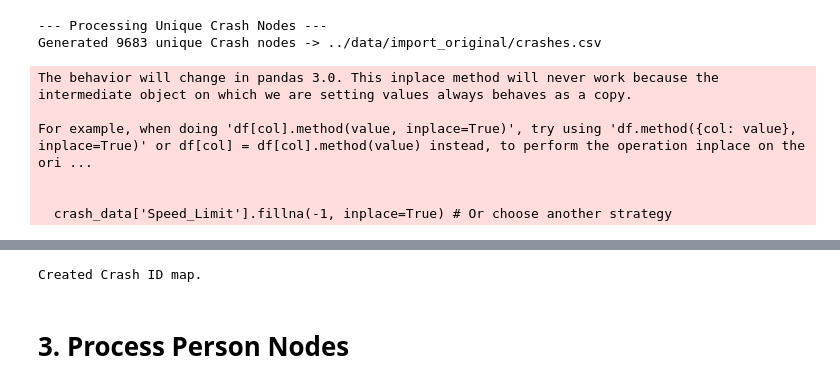
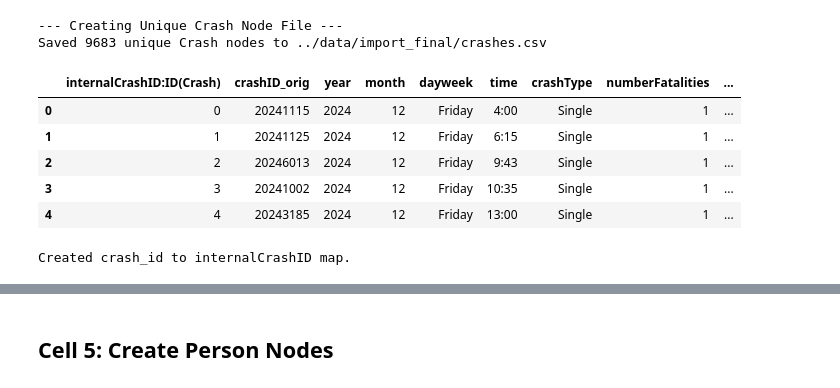
Before and after one commit to cloud9ight/neo4j-road-fatality-analysis, a Jupyter notebook: scripts/ETL_Process.ipynb, the cells around one changed output, grey strips where cells are left out. Drawn from its saved outputs; the diff is of its cells as text; code cells hidden in the pictures.

```diff
--- a/scripts/ETL_Process.ipynb
+++ b/scripts/ETL_Process.ipynb
@@ -139,45 +149,59 @@ Generated 582 LGA nodes -> ../data/import_original/lgas.csv
 # %%
-print("\n--- Processing Unique Crash Nodes ---")
+print("--- Creating Unique Crash Node File ---")
 
-# Deduplicate based on Crash ID
-crash_data = df.drop_duplicates(subset=['Crash_ID'], keep='first').reset_index(drop=True).copy()
+# --- Deduplicate based on 'crash_id' ---
+crash_data = df.drop_duplicates(subset=['crash_id'], keep='first').reset_index(drop=True).copy()
 
-# Generate internal ID
+# --- Generate Neo4j Internal ID ---
 crash_data['internalCrashID:ID(Crash)'] = crash_data.index
 
-# Handle Speed Limit conversion (Example: fill missing with -1, adjust as needed)
-crash_data['Speed_Limit'] = pd.to_numeric(crash_data['Speed_Limit'], errors='coerce')
-crash_data['Speed_Limit'].fillna(-1, inplace=True) # Or choose another strategy
-crash_data['Speed_Limit'] = crash_data['Speed_Limit'].astype(int) # Convert after filling NaN
+# --- Handle Data Types and Missing Values ---
+for col in ['bus_involvement', 'heavy_rigid_truck_involvement', 'articulated_truck_involvement', 'christmas_period', 'easter_period']:
+    if col in crash_data.columns:
+        crash_data[col] = crash_data[col].str.lower().fillna('unknown')
 
-# Define columns and rename
-crash_columns_map = {
+crash_data['year'] = pd.to_numeric(crash_data['year'], errors='coerce').fillna(0).astype(int)
+crash_data['month'] = pd.to_numeric(crash_data['month'], errors='coerce').fillna(0).astype(int)
+crash_data['number_fatalities'] = pd.to_numeric(crash_data['number_fatalities'], errors='coerce').fillna(0).astype(int)
+crash_data['speed_limit'] = pd.to_numeric(crash_data['speed_limit'], errors='coerce')
+crash_data['speed_limit'] = crash_data['speed_limit'].astype('Int64')
+
+# --- Select and Rename Columns for Neo4j ---
+crash_node_cols = {
     'internalCrashID:ID(Crash)': 'internalCrashID:ID(Crash)',
-    'Crash_ID': 'crashID', 'Year': 'year', 'Month': 'month', 'Dayweek': 'dayweek', 'Time': 'time',
-    'Crash_Type': 'crashType', 'Number_Fatalities': 'numberFatalities', 'Bus_Involvement': 'busInvolvement',
-    'Heavy_Rigid_Truck_Involvement': 'heavyRigidTruckInvolvement', 'Articulated_Truck_Involvement': 'articulatedTruckInvolvement',
-    'Speed_Limit': 'speedLimit', 'National_Road_Type': 'nationalRoadType', 'Christmas_Period': 'christmasPeriod',
-    'Easter_Period': 'easterPeriod', 'National_Remoteness_Areas': 'nationalRemotenessAreas',
-    'Day_of_week': 'dayOfWeekType', 'Time_of_day': 'timeOfDay'
+    'crash_id': 'crashID_orig',
+    'year': 'year', 'month': 'month', 'dayweek': 'dayweek', 'time': 'time',
+    'crash_type': 'crashType', 'number_fatalities': 'numberFatalities', 'bus_involvement': 'busInvolvement',
+    'heavy_rigid_truck_involvement': 'heavyRigidTruckInvolvement', 'articulated_truck_involvement': 'articulatedTruckInvolvement',
+    'speed_limit': 'speedLimit', 'national_road_type': 'nationalRoadType', 'christmas_period': 'christmasPeriod',
+    'easter_period': 'easterPeriod', 'national_remoteness_areas': 'nationalRemotenessAreas',
+    'day_of_week': 'dayOfWeekType', 'time_of_day': 'timeOfDay'
 }
-crash_nodes = crash_data[list(crash_columns_map.keys())].rename(columns=crash_columns_map)
+crash_nodes = crash_data[list(crash_node_cols.keys())].copy()
+crash_nodes.rename(columns=crash_node_cols, inplace=True)
 crash_nodes[':LABEL'] = 'Crash'
 
-# Save
-crashes_path = os.path.join(OUTPUT_DIR_ORIGINAL, 'crashes.csv')
+# --- Save Crash Nodes ---
+crashes_path = os.path.join(OUTPUT_DIR, 'crashes.csv')
 crash_nodes.to_csv(crashes_path, index=False, encoding='utf-8')
-print(f"Generated {len(crash_nodes)} unique Crash nodes -> {crashes_path}")
+
+print(f"Saved {len(crash_nodes)} unique Crash nodes to {crashes_path}")
 display(crash_nodes.head())
 
-# Create Crash_ID to internalCrashID mapping for relationships
-crash_id_map = crash_nodes[['crashID', 'internalCrashID:ID(Crash)']].set_index('crashID')
-print("Created Crash ID map.")
+# --- Create Mapping for Relationships ---
+# Select the original 'crash_id' (cleaned name) and the generated internal ID from crash_data
+crash_id_map = crash_data[['crash_id', 'internalCrashID:ID(Crash)']].copy() # Use .copy() for safety
+# Set the index using the original 'crash_id' column
+crash_id_map.set_index('crash_id', inplace=True)
+
+print("Created crash_id to internalCrashID map.")
 # %% [output]
---- Processing Unique Crash Nodes ---
-Generated 9683 unique Crash nodes -> ../data/import_original/crashes.csv
+--- Creating Unique Crash Node File ---
+Saved 9683 unique Crash nodes to ../data/import_final/crashes.csv
+|  | internalCrashID:ID(Crash) | crashID_orig | year | month | dayweek | time | crashType | numberFatalities | ... |
+| 0 | 0 | 20241115 | 2024 | 12 | Friday | 4:00 | Single | 1 | ... |
+| 1 | 1 | 20241125 | 2024 | 12 | Friday | 6:15 | Single | 1 | ... |
+| 2 | 2 | 20246013 | 2024 | 12 | Friday | 9:43 | Single | 1 | ... |
+| 3 | 3 | 20241002 | 2024 | 12 | Friday | 10:35 | Single | 1 | ... |
+| 4 | 4 | 20243185 | 2024 | 12 | Friday | 13:00 | Single | 1 | ... |
-The behavior will change in pandas 3.0. This inplace method will never work because the intermediate object on which we are setting values always behaves as a copy.
-
-For example, when doing 'df[col].method(value, inplace=True)', try using 'df.method({col: value}, inplace=True)' or df[col] = df[col].method(value) instead, to perform the operation inplace on the ori ...
-
-
-  crash_data['Speed_Limit'].fillna(-1, inplace=True) # Or choose another strategy
+Created crash_id to internalCrashID map.
@@ -190,4 +208,3 @@ For example, when doing 'df[col].method(value, inplace=True)', try using 'df.met
-Created Crash ID map.
 # %% [markdown]
-# 3. Process Person Nodes
+## Cell 5: Create Person Nodes
 # %%
```
Also changed, not shown: parts of 19 cells of this notebook, 24 other files.
